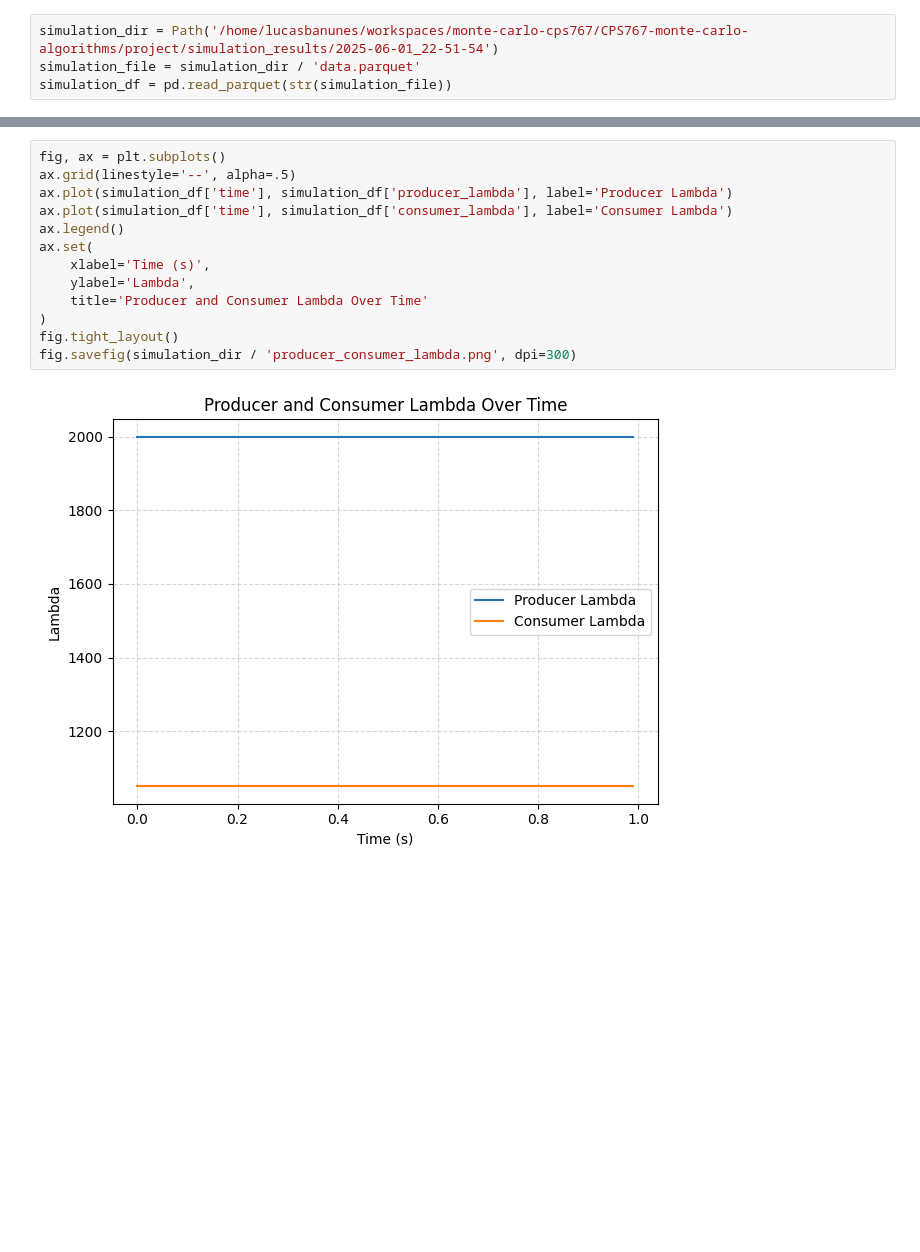
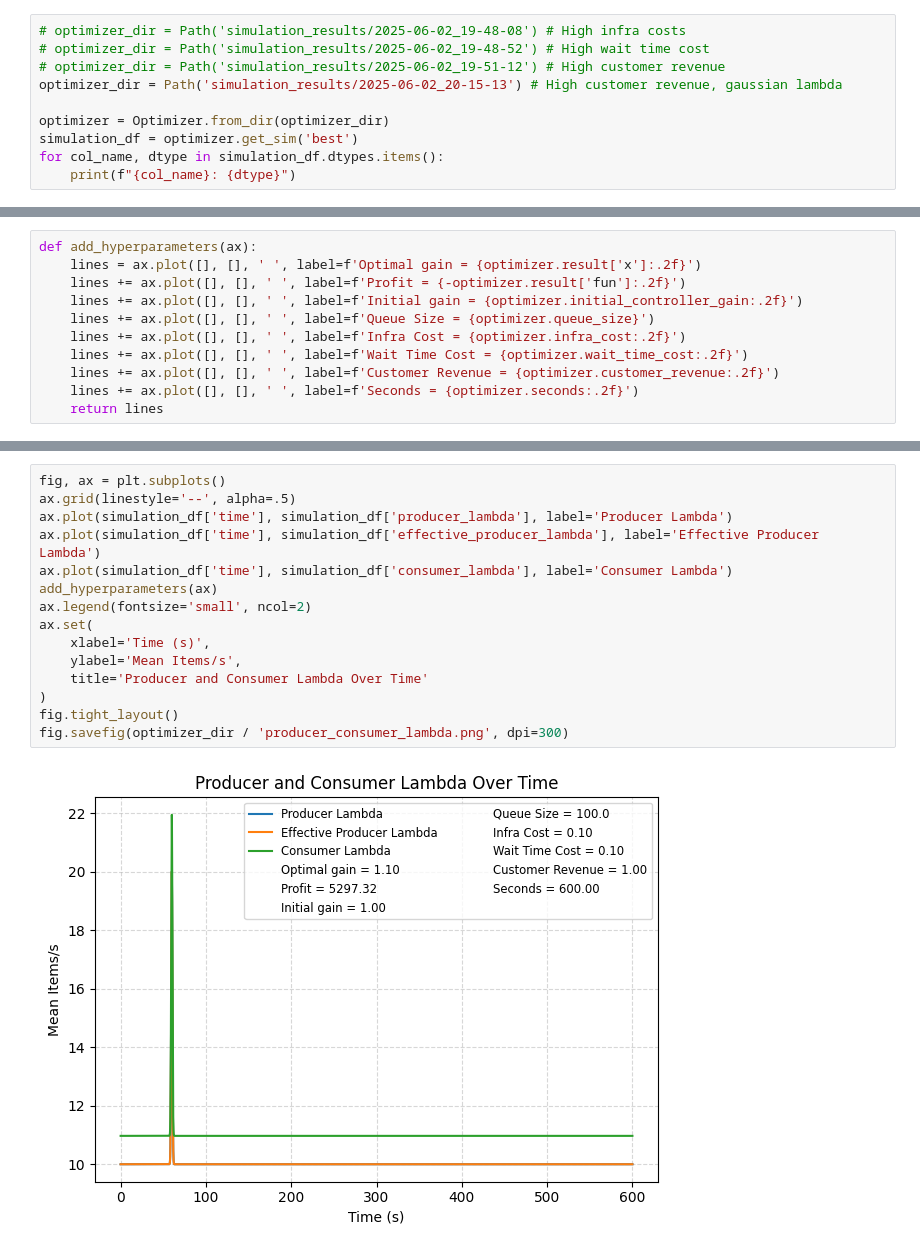
Before and after one commit to lucasbanunes/CPS767-monte-carlo-algorithms, a Jupyter notebook: project/plot_simulation.ipynb, the cells around one changed output, grey strips where cells are left out. Saved outputs shown, nothing was run; the diff lists cells and outputs as text; blank space fills up the shorter version.

Commit message:
Finishes implementation of the optimization of markov chain control.

```diff
--- a/project/plot_simulation.ipynb
+++ b/project/plot_simulation.ipynb
@@ -5,4 +5,10 @@ from pathlib import Path
 # %%
-simulation_dir = Path('/home/lucasbanunes/workspaces/monte-carlo-cps767/CPS767-monte-carlo-algorithms/project/simulation_results/2025-06-01_22-51-54')
-simulation_file = simulation_dir / 'data.parquet'
-simulation_df = pd.read_parquet(str(simulation_file))
+# optimizer_dir = Path('simulation_results/2025-06-02_19-48-08') # High infra costs
+# optimizer_dir = Path('simulation_results/2025-06-02_19-48-52') # High wait time cost
+# optimizer_dir = Path('simulation_results/2025-06-02_19-51-12') # High customer revenue
+optimizer_dir = Path('simulation_results/2025-06-02_20-15-13') # High customer revenue, gaussian lambda
+
+optimizer = Optimizer.from_dir(optimizer_dir)
+simulation_df = optimizer.get_sim('best')
+for col_name, dtype in simulation_df.dtypes.items():
+    print(f"{col_name}: {dtype}")
@@ -24,0 +31,11 @@ simulation_df
+# %%
+def add_hyperparameters(ax):
+    lines = ax.plot([], [], ' ', label=f'Optimal gain = {optimizer.result['x']:.2f}')
+    lines += ax.plot([], [], ' ', label=f'Profit = {-optimizer.result['fun']:.2f}')
+    lines += ax.plot([], [], ' ', label=f'Initial gain = {optimizer.initial_controller_gain:.2f}')
+    lines += ax.plot([], [], ' ', label=f'Queue Size = {optimizer.queue_size}')
+    lines += ax.plot([], [], ' ', label=f'Infra Cost = {optimizer.infra_cost:.2f}')
+    lines += ax.plot([], [], ' ', label=f'Wait Time Cost = {optimizer.wait_time_cost:.2f}')
+    lines += ax.plot([], [], ' ', label=f'Customer Revenue = {optimizer.customer_revenue:.2f}')
+    lines += ax.plot([], [], ' ', label=f'Seconds = {optimizer.seconds:.2f}')
+    return lines
@@ -25,15 +62,17 @@ simulation_df
 # %%
 fig, ax = plt.subplots()
 ax.grid(linestyle='--', alpha=.5)
 ax.plot(simulation_df['time'], simulation_df['producer_lambda'], label='Producer Lambda')
+ax.plot(simulation_df['time'], simulation_df['effective_producer_lambda'], label='Effective Producer Lambda')
 ax.plot(simulation_df['time'], simulation_df['consumer_lambda'], label='Consumer Lambda')
-ax.legend()
+add_hyperparameters(ax)
+ax.legend(fontsize='small', ncol=2)
 ax.set(
     xlabel='Time (s)',
-    ylabel='Lambda',
+    ylabel='Mean Items/s',
     title='Producer and Consumer Lambda Over Time'
 )
 fig.tight_layout()
-fig.savefig(simulation_dir / 'producer_consumer_lambda.png', dpi=300)
+fig.savefig(optimizer_dir / 'producer_consumer_lambda.png', dpi=300)
 # %% [output]
-[figure, old version]
+[figure, new version]
```
Also changed, not shown: parts of 6 cells of this notebook, 5 other files.
